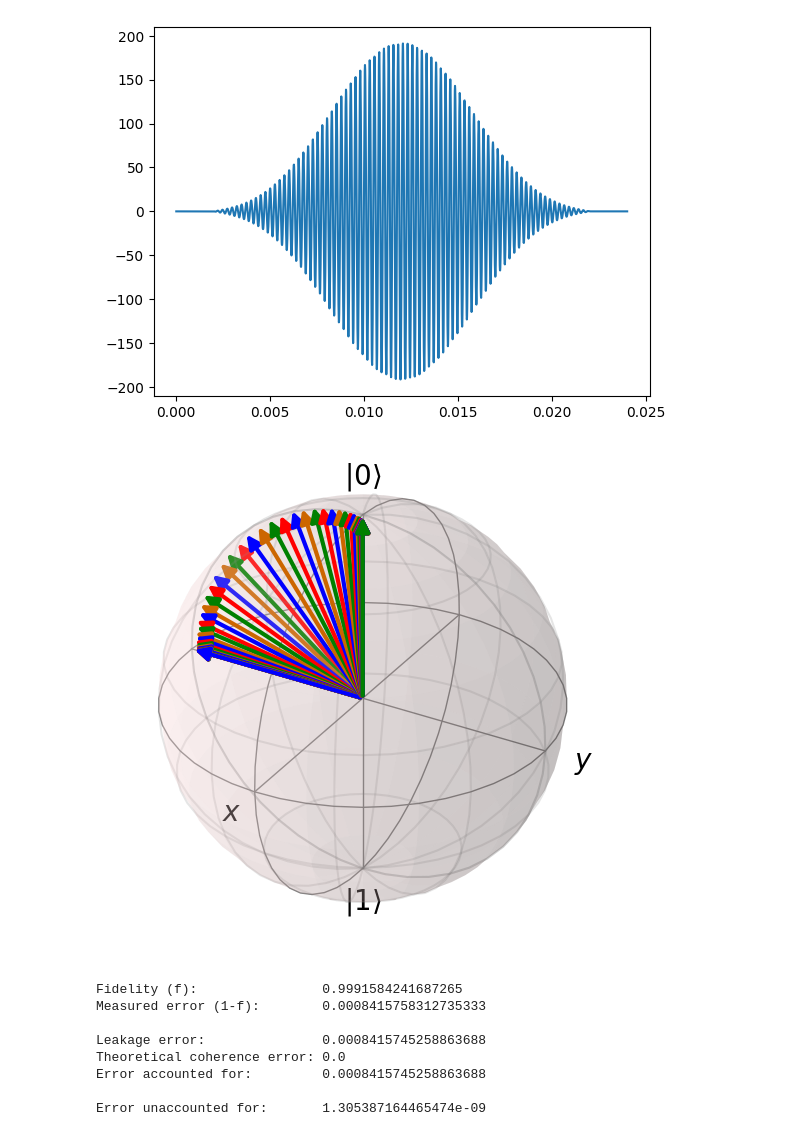
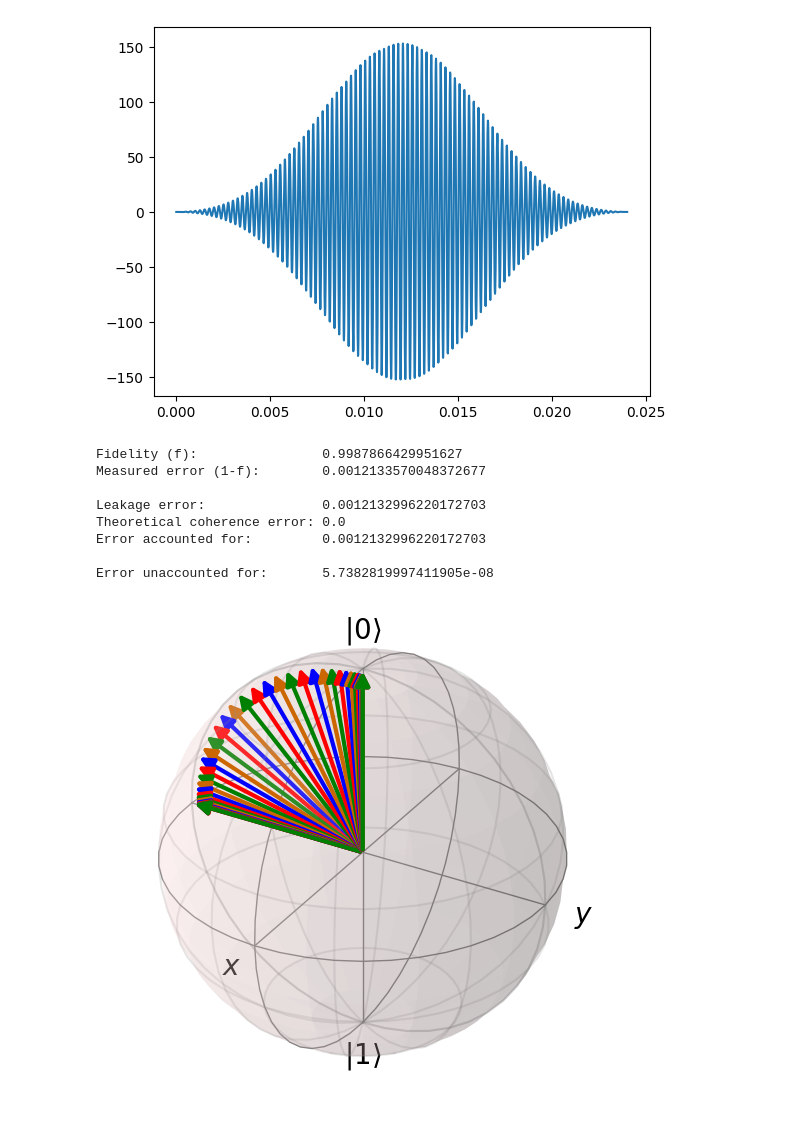
Before and after one commit to manavbabel/Transmon-Simulation, a Jupyter notebook: Transmon Testing.ipynb, the cells around one changed output. Cells and saved outputs as stored; diff of their text form; code cells hidden in the pictures.

```diff
--- a/Transmon Testing.ipynb
+++ b/Transmon Testing.ipynb
@@ -14,29 +16,33 @@ from transmon_code.shapes import H1_coeffs
 # %%
 # define the transmon
 
-tr = Transmon(n_levels=8, initial_state=0, Ω=2*np.pi*3981, α=2*np.pi*-199)
+tr = Transmon(n_levels=8, initial_state=0, Ω=2*np.pi*3981, α=2*np.pi*-199, dt=1/50000)
 
 # for a pulse of length 0.024
-tr.X90_args = {'A': 1.02431707152378, 'τ': 0.024, 'λ': -1.4702485711260789, 'α': tr.α, 'ω': tr.Ω, 'final_Z_rot': 0.2555209480765517}
+tr.X90_args = {'A': 1.031448621300667, 'τ': 0.024, 'λ': -0.9741688740061742, 'α': tr.α, 'ω': tr.Ω, 'δ': -18.680342034571783}
+
+tr.X90_args = {'A': 1.031448621300667, 'τ': 0.024, 'λ': 1, 'α': tr.α, 'ω': tr.Ω, 'δ': 0}
+
+tr.X90_args = {'A': 0.9821623327698041, 'τ': 0.024, 'λ': 0, 'α': tr.α, 'ω': tr.Ω, 'δ':-5.070445236848315}
 # %%
 # test an X90 pulse from 0 to - (minus)
+
+tr.ψ0 = (basis(8,0)+0*basis(8,1)).unit()
 
 targ = (basis(tr.n_levels, 0)-1j*basis(tr.n_levels, 1)).unit()
 
 res, f = simulate(tr, tr.X90_args, target=targ, noise=False, plot=True)
-
-break_down_errors(tr, tr.X90_args["τ"], res[-1], f)
 # %% [output]
-[figure, old version]
+[figure, new version]
+Fidelity (f):                0.9987866429951627
+Measured error (1-f):        0.0012133570048372677
+
+Leakage error:               0.0012132996220172703
+Theoretical coherence error: 0.0
+Error accounted for:         0.0012132996220172703
+
+Error unaccounted for:       5.7382819997411905e-08
-[figure, old version]
+[figure, new version]
-Fidelity (f):                0.9991584241687265
-Measured error (1-f):        0.0008415758312735333
-
-Leakage error:               0.0008415745258863688
-Theoretical coherence error: 0.0
-Error accounted for:         0.0008415745258863688
-
-Error unaccounted for:       1.305387164465474e-09
 # %%
 # test an X90 pulse on a random initial state
 
```
Also changed, not shown: parts of 4 cells of this notebook, 7 other files.
